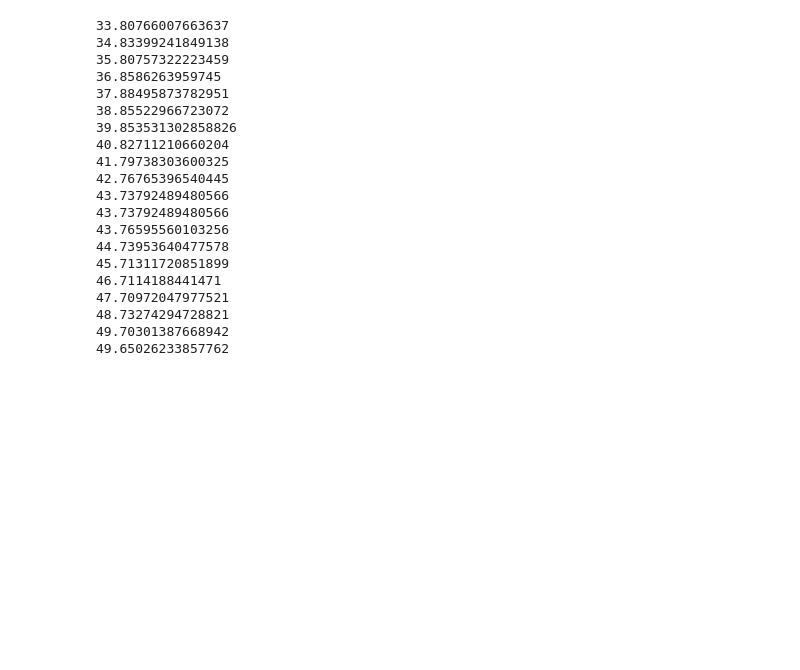
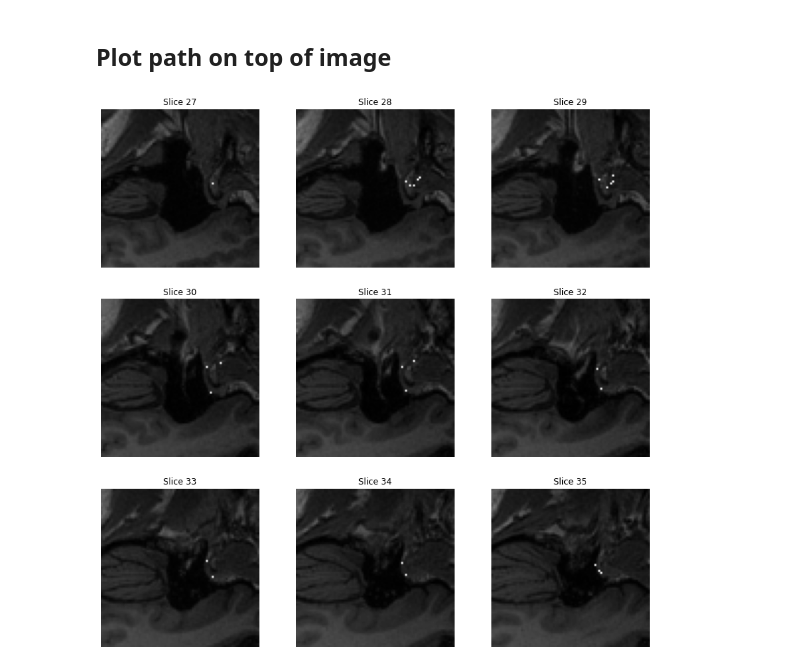
Before and after one commit to CathrineUH/Bachelor_thesis_ear, a Jupyter notebook: Dijkstras.ipynb, the cells around one changed output. Cells and saved outputs as stored; diff of their text form; code cells hidden in the pictures; blank space fills up the shorter version.

```diff
--- a/Dijkstras.ipynb
+++ b/Dijkstras.ipynb
@@ -53,14 +0,0 @@ angle = np.arccos(chorda_direction @ facial_direction /(np.linalg.norm(chorda_di
-# %%
-%matplotlib qt
-import matplotlib
-matplotlib.rcParams.update({'font.size': 18})
-plt.scatter(path_chorda[:, 0], path_chorda[:, 1], color = "b", label = "CTY") # A
-plt.scatter(path_facial[:, 0], path_facial[:, 1], color = "r", label = "FN")
-plt.axis("square")
-plt.plot(xn, yn)
-plt.plot(xn, yn2)
-plt.legend()
-plt.title("Angle = " + str(angle))
-plt.xticks([])
-plt.yticks([])
-plt.show()
@@ -73,24 +0,0 @@ array([ 0.06068246, -0.15829528, -0.98552536])
-# %%
-for i in range(len(path_facial)):
-    print(path_facial[i, 1])
-# %% [output]
-33.80766007663637
-34.83399241849138
-35.80757322223459
-36.8586263959745
-37.88495873782951
-38.85522966723072
-39.853531302858826
-40.82711210660204
-41.79738303600325
-42.76765396540445
-43.73792489480566
-43.73792489480566
-43.76595560103256
-44.73953640477578
-45.71311720851899
-46.7114188441471
-47.70972047977521
-48.73274294728821
-49.70301387668942
-49.65026233857762
@@ -96,0 +17,2 @@ for i in range(len(path_facial)):
+# %% [markdown]
+## Plot path on top of image
@@ -96,0 +24,23 @@ for i in range(len(path_facial)):
+# %%
+facial_paths = os.listdir("paths/paths_facial")
+itkimage = sitk.ReadImage("Cmarl/src/data/images/Data_good_Scaled/" + facial_paths[0][6:])
+
+origin = np.array(list(reversed(itkimage.GetOrigin())))
+spacing = np.array(list(reversed(itkimage.GetSpacing())))
+itkimage.SetOrigin(origin)
+itkimage.SetSpacing(spacing)
+
+mask = sitk.GetArrayFromImage(sitk.ReadImage("paths/paths_facial/" + facial_paths[0]))
+im = sitk.GetArrayFromImage(itkimage)
+mask = np.transpose(mask, [0, 2, 1])
+im[mask == 1] = 500
+# %%
+fig, ax = plt.subplots(3, 3, figsize = (14, 14))
+ax = ax.flatten()
+for i in range(3 * 3):
+    ax[i].imshow(im[0:80, 15:95, i + 27], cmap = "gray")
+    ax[i].set_title(f"Slice {i + 27}")
+    ax[i].axis("off")
+plt.show()
+# %% [output]
+[figure, added]
```
Also changed, not shown: parts of 10 cells of this notebook, 1 other file.
